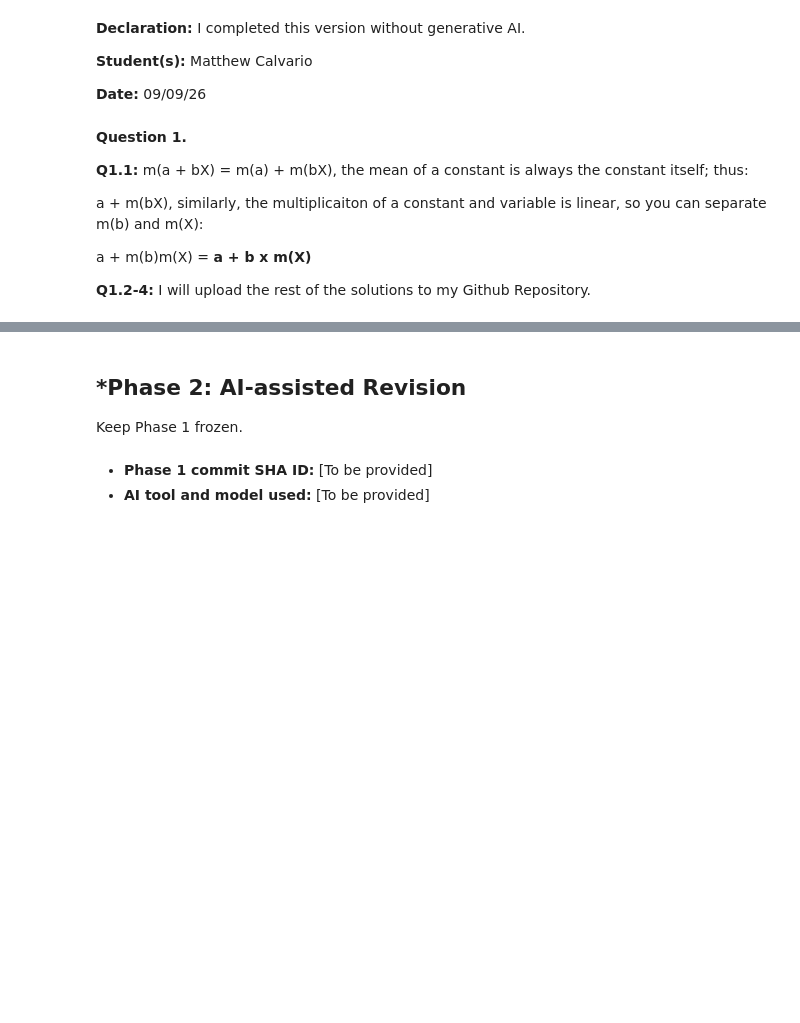
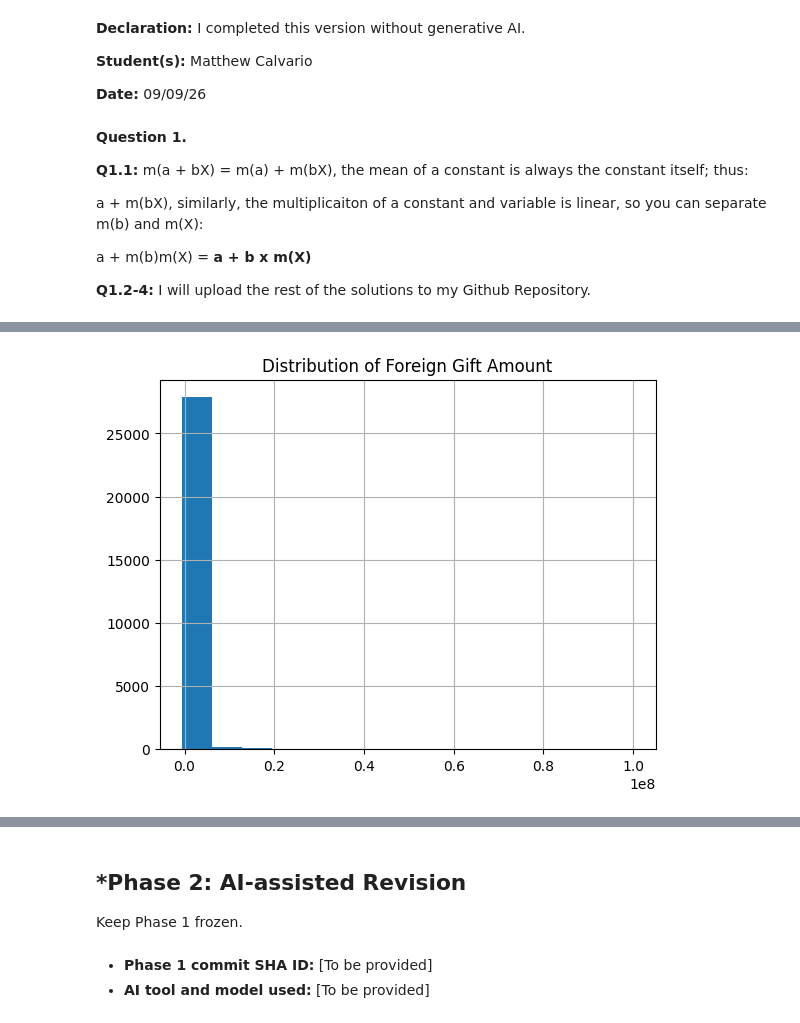
Before and after one commit to Matthew-Calvario/A02-eda-and-visualization, a Jupyter notebook: notebook.ipynb, the cells around one changed output, grey strips where cells are left out. Drawn from its saved outputs; the diff is of its cells as text; code cells hidden in the pictures; blank space fills up the shorter version.

```diff
--- a/notebook.ipynb
+++ b/notebook.ipynb
@@ -77,0 +62,80 @@ FileNotFoundError: [Errno 2] No such file or directory: './data/ForeignGifts_edu
+# %%
+# Question 2
+
+# Q2.1
+
+import numpy as np
+import pandas as pd
+import matplotlib as plt
+
+df = pd.read_csv('A02-eda-and-visualization/data/ForeignGifts_edu.csv',)
+
+# Q2.2
+
+import matplotlib.pyplot as plt
+
+print(df['Foreign Gift Amount'].shape)
+
+df.hist(column=['Foreign Gift Amount'], bins=15)
+plt.title('Distribution of Foreign Gift Amount')
+plt.show()
+
+# Findings: After plotting the histogram for "Foreign Gift Amount", it appears that
+# the graph is extremely right skewed, with the vasy majority of gifts ranging in the lower
+# range of price but a miniscule amount of the samples reaching costs far beyond the average.
+# Thus, these rare but extremely large foreign gift amounts may impact calculations substantially
+# impact statistics such as the range and the mean.
+
+# Q2.3
+
+total_gift_type = len(df['Gift Type'].index)
+print(f'Total gifts: {total_gift_type}')
+counts_df = df['Gift Type'].value_counts().reset_index()
+print(counts_df)
+
+print(f'The proportion of Contract gifts to total gifts is {(17274)/ (total_gift_type)}.')
+print(f'The proportion of Contract gifts to total gifts is {(10936)/ (total_gift_type)}.')
+print(f'The proportion of Contract gifts to total gifts is {(11)/ (total_gift_type)}.')
+
+# Q2.4
+
+import seaborn as sns
+
+# Original
+
+sns.kdeplot(df, x='Foreign Gift Amount', fill=True, color="blue", hue = 'Gift Type')
+
+
+plt.title("Kernel Density Estimate Plot of Foreign Gift Amount")
+plt.xlabel("Values")
+plt.ylabel("Density")
+plt.show()
+
+# Logscale
+sns.kdeplot(df, x='Foreign Gift Amount', log_scale = True, fill=True, color="blue", hue = 'Gift Type')
+
+plt.title("Kernel Density Estimate Plot of Foreign Gift Amount Logscale")
+plt.xlabel("Values")
+plt.ylabel("Density")
+plt.show()
+
+# Based on the kernel density plots:
+# - Contract gifts are more concentrated around a relatively high log gift amount as shown by the tall, orange peak
+# - Monetary gifts also have many samples that coincide with contract gifts in the relatively high log gift amount, but is more evenly spread out
+# and variable across the board (i.e. some concentration in lower ends and some in the higher ends; not as peaky as contract gifts)
+# - Real estate is practically non existent in the log graph; they may be the values associated with the extreme large samples found earlier
+
+# Q2.5
+
+# Top 15 by number of gifts
+print(df.groupby('Country of Giftor').size().sort_values(ascending=False).head(15)
+)
+# top 15 by amount given
+
+print(df.groupby('Country of Giftor')['Foreign Gift Amount'].sum().sort_values(ascending=False).head(15)
+)
+#Q2.6
+
+# total Gift Money
+print(df.groupby('Giftor Name')['Foreign Gift Amount'].sum().sort_values(ascending=False).head(15))
+# %% [output]
@@ -77,0 +143 @@ FileNotFoundError: [Errno 2] No such file or directory: './data/ForeignGifts_edu
+[figure, added]
```
Also changed, not shown: parts of 3 cells of this notebook.
